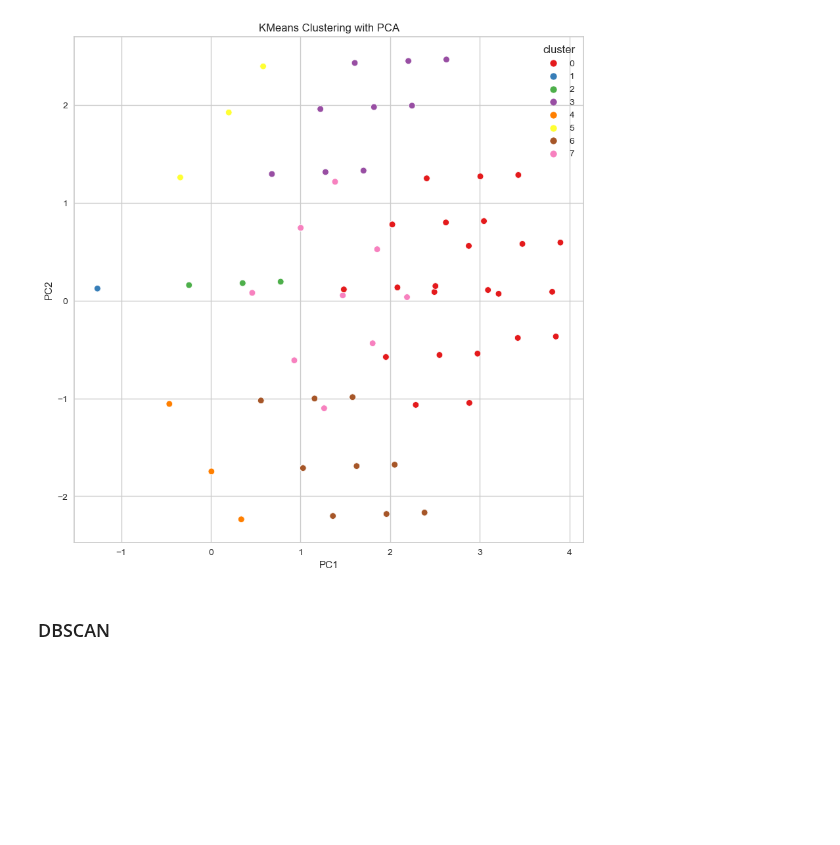
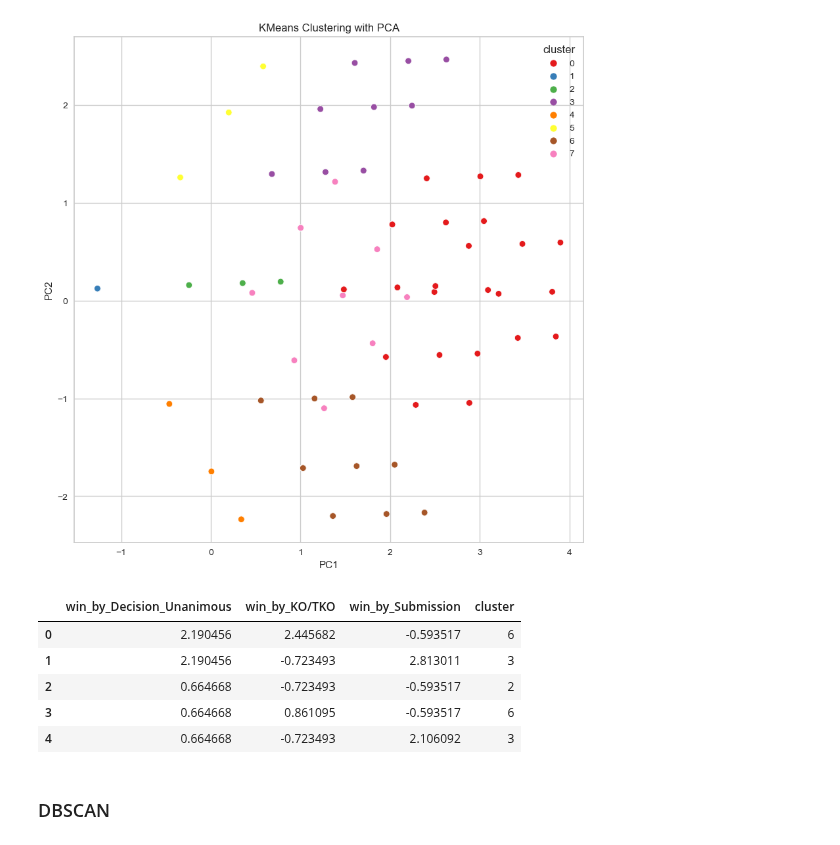
Before and after one commit to breadworshipper/TK-Kasdad, a Jupyter notebook: clustering/clustering.ipynb, the cells around one changed output. Cells and saved outputs as stored; diff of their text form; code cells hidden in the pictures; blank space fills up the shorter version.

```diff
--- a/clustering/clustering.ipynb
+++ b/clustering/clustering.ipynb
@@ -303,6 +316,19 @@ plt.title("KMeans Clustering with PCA")
 plt.show()
 # %% [output]
 [figure]
+# %%
+df_fighter_scaled_copy = df_fighter_scaled.copy()
+
+df_fighter_scaled_copy['cluster'] = kmeans.labels_
+
+df_fighter_scaled_copy.head()
+# %% [output]
+|  | win_by_Decision_Unanimous | win_by_KO/TKO | win_by_Submission | cluster |
+| 0 | 2.190456 | 2.445682 | -0.593517 | 6 |
+| 1 | 2.190456 | -0.723493 | 2.813011 | 3 |
+| 2 | 0.664668 | -0.723493 | -0.593517 | 2 |
+| 3 | 0.664668 | 0.861095 | -0.593517 | 6 |
+| 4 | 0.664668 | -0.723493 | 2.106092 | 3 |
 # %% [markdown]
 ### DBSCAN
 # %%
```
Also changed, not shown: parts of 6 cells of this notebook, 7 other files.
